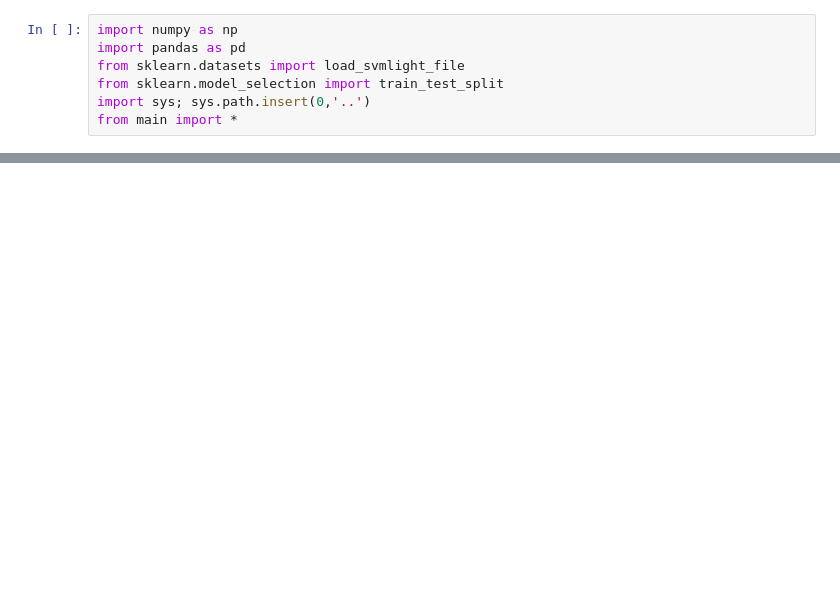
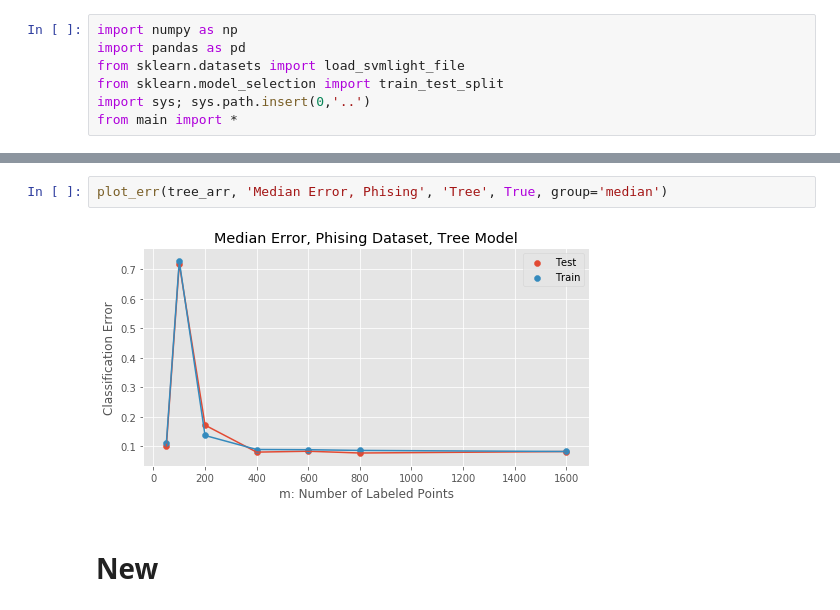
Before and after one commit to neil-ash/PairBoost, a Jupyter notebook: ranked_data_experiments/phishing.ipynb, the cells around one changed output, grey strips where cells are left out. Saved outputs shown, nothing was run; the diff lists cells and outputs as text; blank space fills up the shorter version.

```diff
--- a/ranked_data_experiments/phishing.ipynb
+++ b/ranked_data_experiments/phishing.ipynb
@@ -125,0 +49,6 @@ plot_err(tree_arr, 'Phishing', 'Tree', save=False)
+# %%
+plot_err(tree_arr, 'Median Error, Phising', 'Tree', True, group='median')
+# %% [output]
+[figure, added]
+# %% [markdown]
+# New
```
Also changed, not shown: parts of 14 cells of this notebook, 15 other files.
